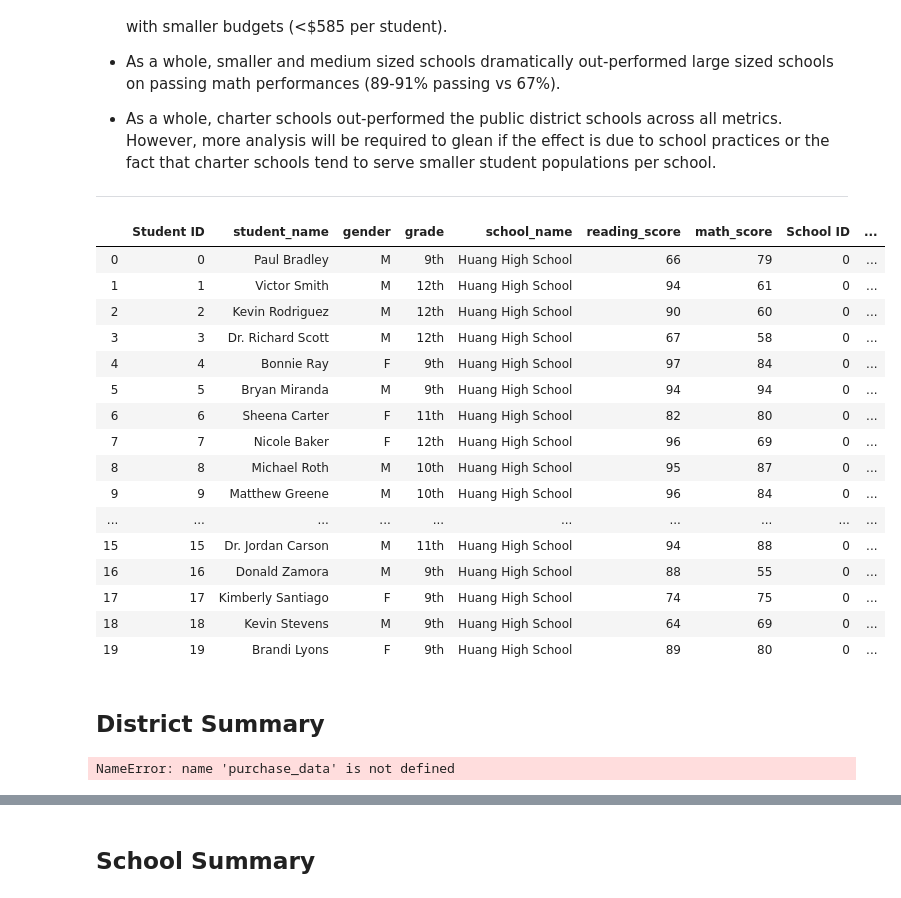
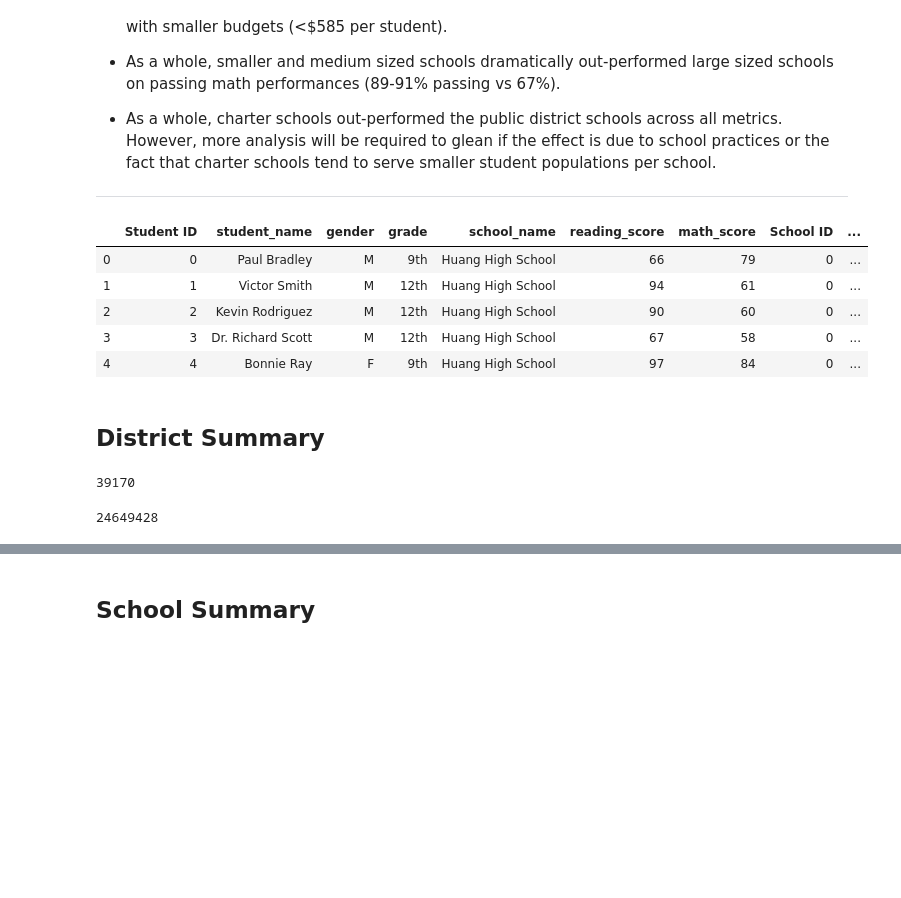
Before and after one commit to HeatherJane/GWU-HJM-Pandas, a Jupyter notebook: Pandas_Challenge/Part-3-Case-Assignment/PyCitySchools/.ipynb, the cells around one changed output, grey strips where cells are left out. Drawn from its saved outputs; the diff is of its cells as text; code cells hidden in the pictures; blank space fills up the shorter version.

```diff
--- a/Pandas_Challenge/Part-3-Case-Assignment/PyCitySchools/.ipynb
+++ b/Pandas_Challenge/Part-3-Case-Assignment/PyCitySchools/.ipynb
@@ -10,55 +10,43 @@
 # %%
 # Dependencies and Setup
 import pandas as pd
+import numpy as np
 
 # File to Load
 school_data_to_load = "Resources/schools_complete.csv"
 student_data_to_load = "Resources/students_complete.csv"
 
 # Read School and Student Data File and store into Pandas Data Frames
 school_data = pd.read_csv(school_data_to_load)
 student_data = pd.read_csv(student_data_to_load)
 
 
 # Combine the data into a single dataset (consider using a left join)
 merged_df = student_data.merge(school_data, how = 'left')
-merged_df.head(20)
+merged_df.head(5)
 # %% [output]
 |  | Student ID | student_name | gender | grade | school_name | reading_score | math_score | School ID | ... |
 | 0 | 0 | Paul Bradley | M | 9th | Huang High School | 66 | 79 | 0 | ... |
 | 1 | 1 | Victor Smith | M | 12th | Huang High School | 94 | 61 | 0 | ... |
 | 2 | 2 | Kevin Rodriguez | M | 12th | Huang High School | 90 | 60 | 0 | ... |
 | 3 | 3 | Dr. Richard Scott | M | 12th | Huang High School | 67 | 58 | 0 | ... |
 | 4 | 4 | Bonnie Ray | F | 9th | Huang High School | 97 | 84 | 0 | ... |
-| 5 | 5 | Bryan Miranda | M | 9th | Huang High School | 94 | 94 | 0 | ... |
-| 6 | 6 | Sheena Carter | F | 11th | Huang High School | 82 | 80 | 0 | ... |
-| 7 | 7 | Nicole Baker | F | 12th | Huang High School | 96 | 69 | 0 | ... |
-| 8 | 8 | Michael Roth | M | 10th | Huang High School | 95 | 87 | 0 | ... |
-| 9 | 9 | Matthew Greene | M | 10th | Huang High School | 96 | 84 | 0 | ... |
-| ... | ... | ... | ... | ... | ... | ... | ... | ... | ... |
-| 15 | 15 | Dr. Jordan Carson | M | 11th | Huang High School | 94 | 88 | 0 | ... |
-| 16 | 16 | Donald Zamora | M | 9th | Huang High School | 88 | 55 | 0 | ... |
-| 17 | 17 | Kimberly Santiago | F | 9th | Huang High School | 74 | 75 | 0 | ... |
-| 18 | 18 | Kevin Stevens | M | 9th | Huang High School | 64 | 69 | 0 | ... |
-| 19 | 19 | Brandi Lyons | F | 9th | Huang High School | 89 | 80 | 0 | ... |
 # %% [markdown]
 ## District Summary
-# %%
-# Calculate the Totals (Schools and Students)
-player_count = len(purchase_data["SN"].unique())
-player_count
-
-# Calculate the Total Budget
-total_budget =
-
-# Calculate the Average Scores
-average_scores =
-
-# Calculate the Percentage Pass Rates
-percentage_pass =
-
-# Minor Data Cleanup
-
-# Display the data frame
-# %% [output]
-NameError: name 'purchase_data' is not defined
+# %%
+#Schools
+unique_school_names = merged_df['school_name'].unique()
+school_count = len(unique_school_names)
+
+#Students
+students_total= len(student_data['student_name'])
+students_total
+#total_students = students.length
+# %% [output]
+39170
+# %%
+#Total Budget
+total_budget = school_data["budget"].sum()
+total_budget
+# %% [output]
+24649428
```
Also changed, not shown: parts of 1 cell of this notebook, 8 other files.
